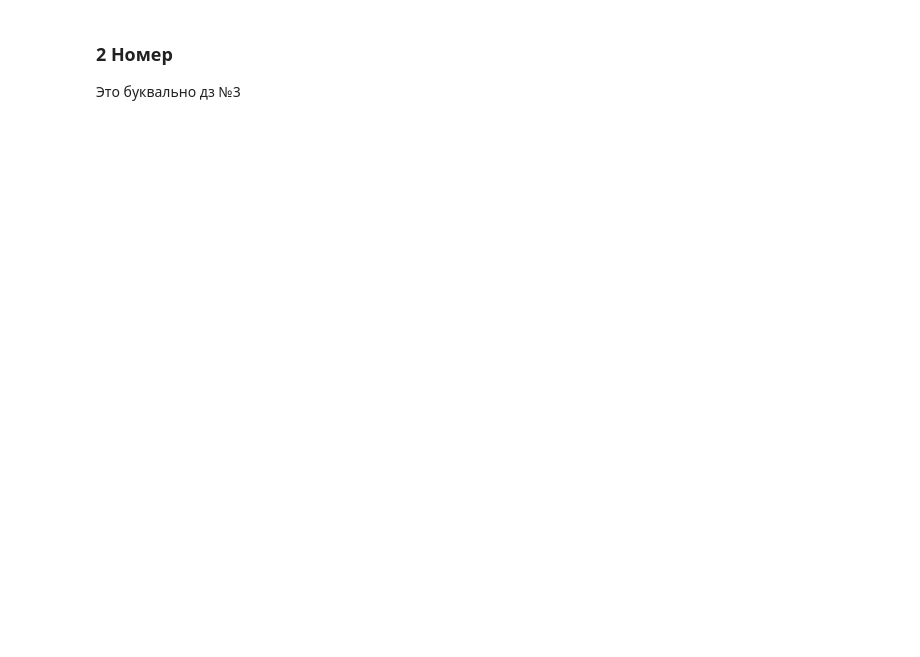
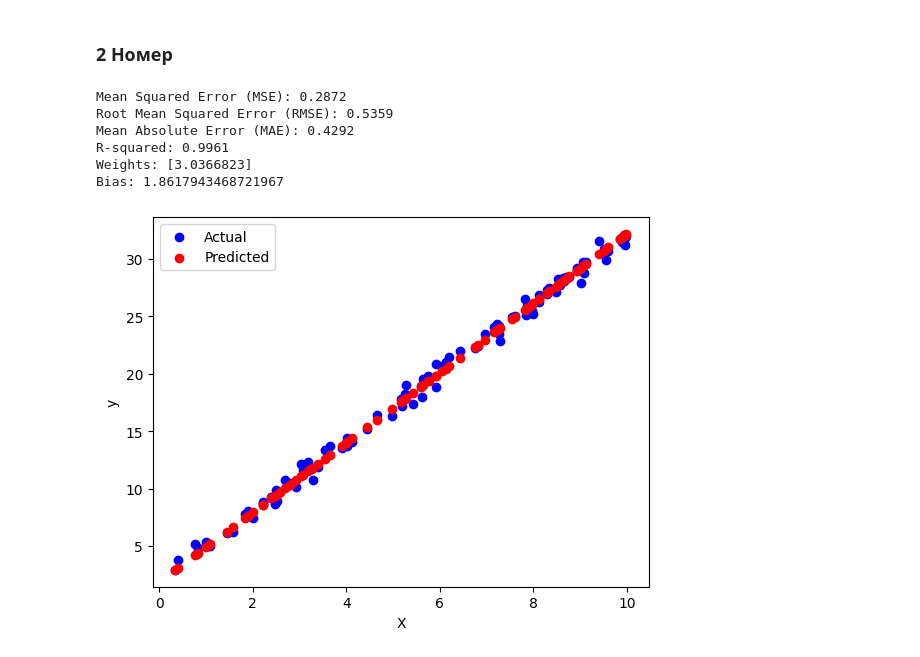
Before and after one commit to Howmanyeyes/ML_2024, a Jupyter notebook: KR_2.ipynb, the cells around one changed output. Saved outputs shown, nothing was run; the diff lists cells and outputs as text; code cells hidden in the pictures; blank space fills up the shorter version.

````diff
--- a/KR_2.ipynb
+++ b/KR_2.ipynb
@@ -18,4 +24,2 @@
 # %% [markdown]
 ### 2 Номер
-
-Это буквально дз №3
@@ -22,3 +119,20 @@
+# %%
+num_samples = 100
+X = np.random.rand(num_samples, 1) * 10
+y = 3 * X[:, 0] + 2 + np.random.randn(num_samples) * 0.5
+
+model = StupidModel()
+model.train(X, y)
+model.print_evaluation_metrics(y, model.predict(X))
+model.analyze_result(X, y)
+# %% [output]
+Mean Squared Error (MSE): 0.2872
+Root Mean Squared Error (RMSE): 0.5359
+Mean Absolute Error (MAE): 0.4292
+R-squared: 0.9961
+Weights: [3.0366823]
+Bias: 1.8617943468721967
+[figure, added]
 # %% [markdown]
 ### 3 Номер
 ``` python
````
Also changed, not shown: parts of 9 cells of this notebook, 1 other file.
